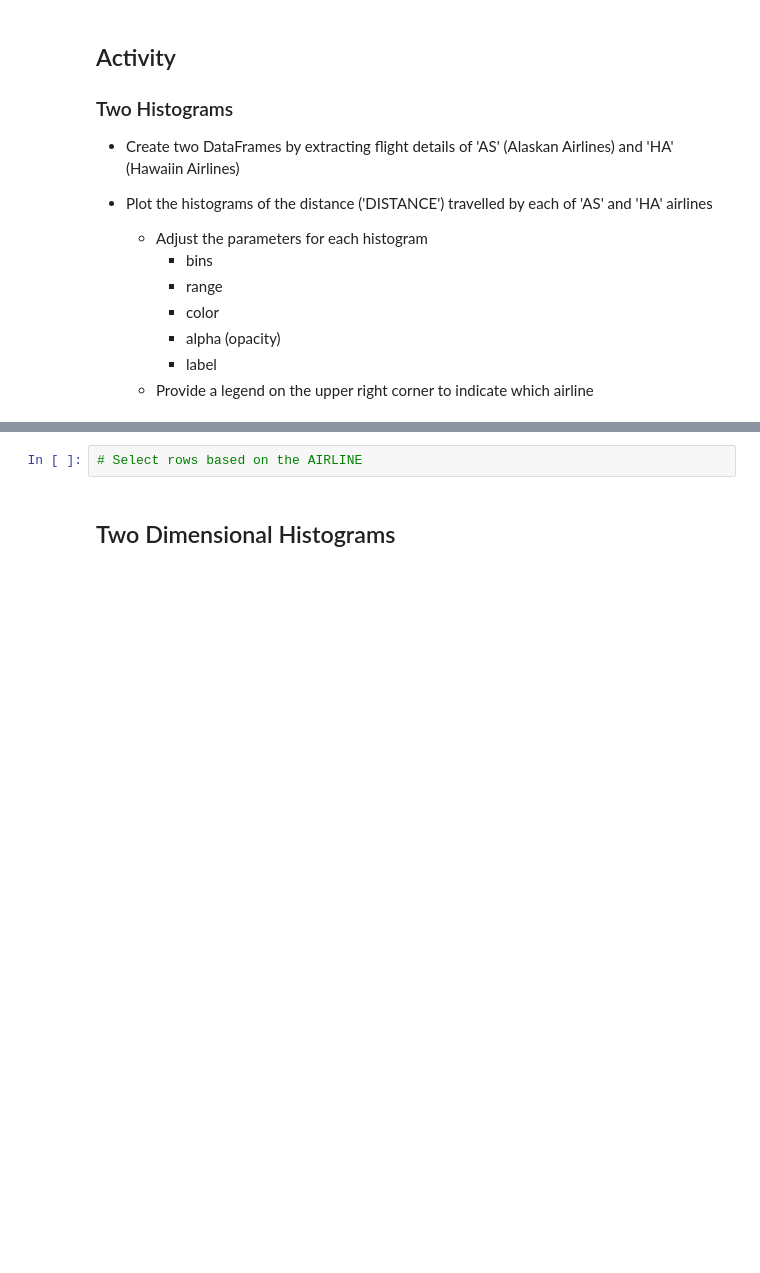
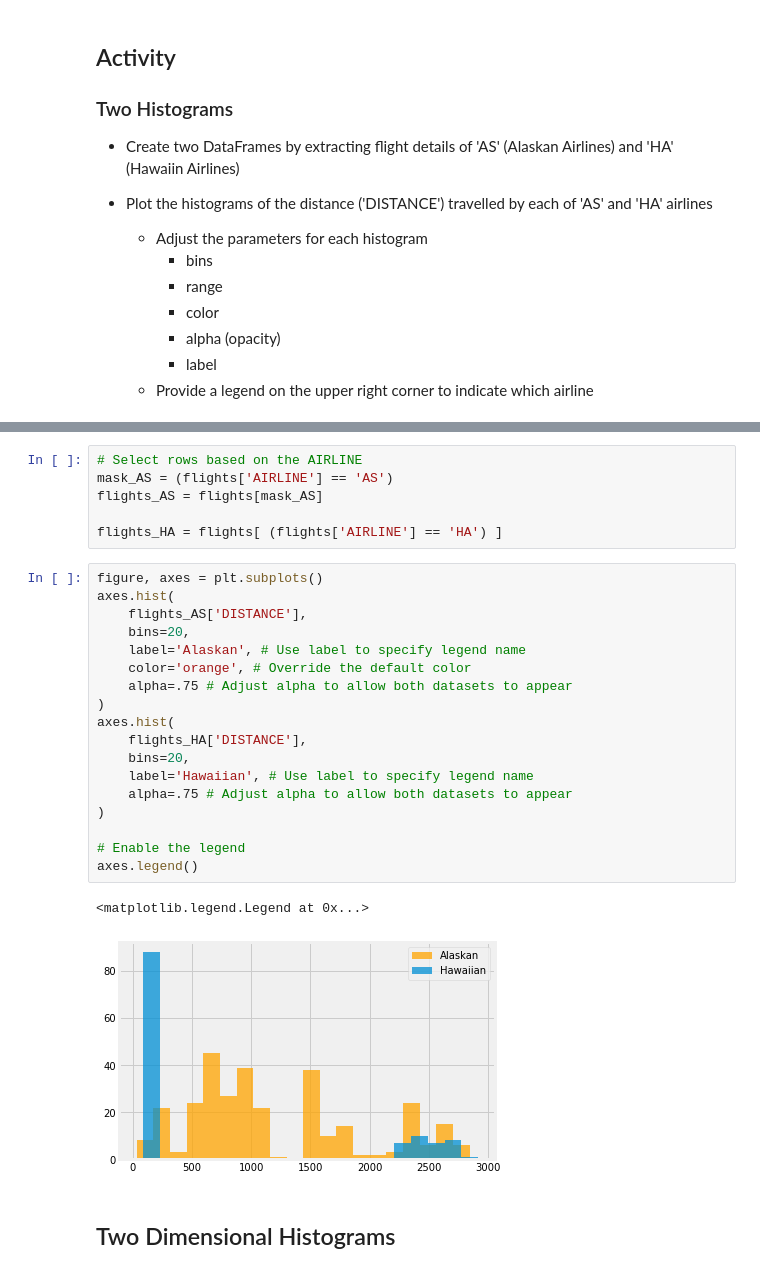
Before and after one commit to ssomanch/ITAO30210_Fall_2021, a Jupyter notebook: Lecture_21_Advanced_Visualization_Nov_09.ipynb, the cells around one changed output, grey strips where cells are left out. Drawn from its saved outputs; the diff is of its cells as text; blank space fills up the shorter version.

```diff
--- a/Lecture_21_Advanced_Visualization_Nov_09.ipynb
+++ b/Lecture_21_Advanced_Visualization_Nov_09.ipynb
@@ -76,5 +94,30 @@ flights.head()
 # %%
 # Select rows based on the AIRLINE
+mask_AS = (flights['AIRLINE'] == 'AS')
+flights_AS = flights[mask_AS]
+
+flights_HA = flights[ (flights['AIRLINE'] == 'HA') ]
+# %%
+figure, axes = plt.subplots()
+axes.hist(
+    flights_AS['DISTANCE'],
+    bins=20,
+    label='Alaskan', # Use label to specify legend name
+    color='orange', # Override the default color
+    alpha=.75 # Adjust alpha to allow both datasets to appear
+)
+axes.hist(
+    flights_HA['DISTANCE'],
+    bins=20,
+    label='Hawaiian', # Use label to specify legend name
+    alpha=.75 # Adjust alpha to allow both datasets to appear
+)
+
+# Enable the legend
+axes.legend()
+# %% [output]
+<matplotlib.legend.Legend at 0x...>
+[figure, added]
 # %% [markdown]
 ## Two Dimensional Histograms
 # %% [markdown]
```
Also changed, not shown: parts of 32 cells of this notebook.
